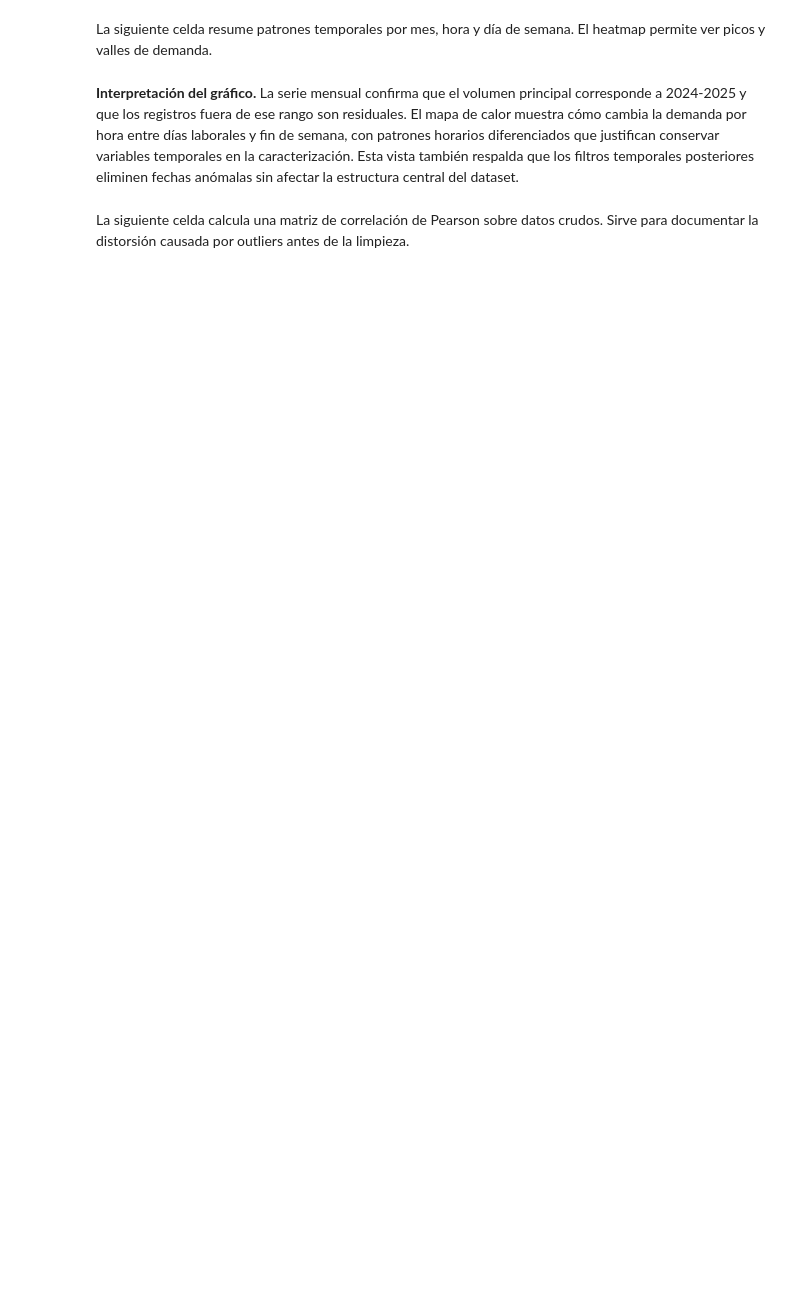
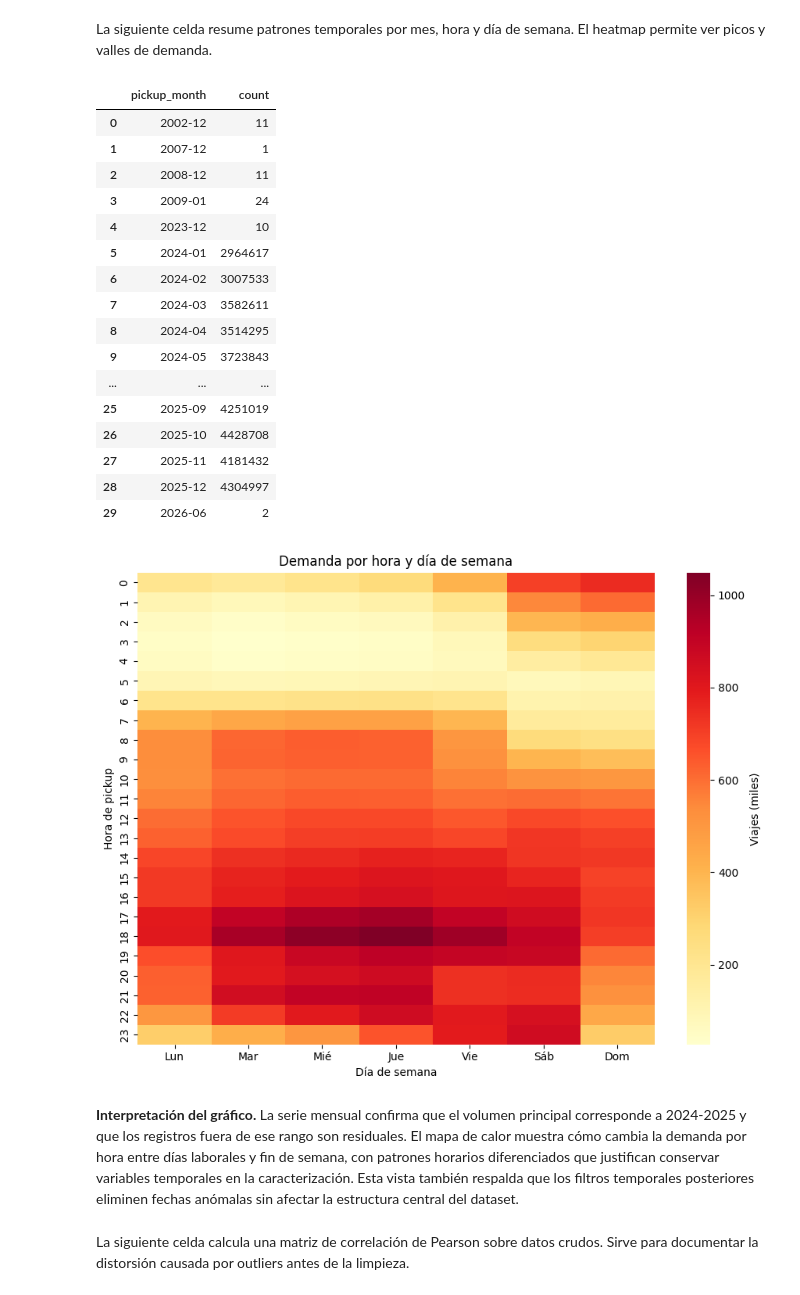
Before and after one commit to jjmonsalveg/big-data-mna, a Jupyter notebook: proyecto/etapa4/Proyecto_Final_12Equipo.ipynb, the cells around one changed output. Saved outputs shown, nothing was run; the diff lists cells and outputs as text; code cells hidden in the pictures; blank space fills up the shorter version.

Commit message:
feat(etapa4): add charts and improve text

```diff
--- a/proyecto/etapa4/Proyecto_Final_12Equipo.ipynb
+++ b/proyecto/etapa4/Proyecto_Final_12Equipo.ipynb
@@ -284,33 +353,52 @@ La siguiente celda resume patrones temporales por mes, hora y día de semana. El
 # %%
 temporal_counts = (
     df_raw.withColumn("pickup_hour", F.hour("tpep_pickup_datetime"))
     .withColumn("dow", F.dayofweek("tpep_pickup_datetime"))
     .withColumn("pickup_month", F.date_format("tpep_pickup_datetime", "yyyy-MM"))
 )
 
 hour_dow_pdf = temporal_counts.groupBy("pickup_hour", "dow").count().toPandas()
 
 month_pdf = (
     temporal_counts.groupBy("pickup_month").count().orderBy("pickup_month").toPandas()
 )
 
 display(month_pdf)
 
 heatmap_data = hour_dow_pdf.pivot(
     index="pickup_hour", columns="dow", values="count"
 ).sort_index()
 heatmap_data = heatmap_data.rename(
     columns={1: "Dom", 2: "Lun", 3: "Mar", 4: "Mié", 5: "Jue", 6: "Vie", 7: "Sáb"}
 )
 heatmap_data = heatmap_data[["Lun", "Mar", "Mié", "Jue", "Vie", "Sáb", "Dom"]]
 
 plt.figure(figsize=(9, 7))
-sns.heatmap(heatmap_data / 1000, cmap="viridis", cbar_kws={"label": "Viajes (miles)"})
+sns.heatmap(heatmap_data / 1000, cmap="YlOrRd", cbar_kws={"label": "Viajes (miles)"})
 plt.title("Demanda por hora y día de semana")
 plt.xlabel("Día de semana")
 plt.ylabel("Hora de pickup")
 plt.tight_layout()
 plt.show()
+# %% [output]
+|  | pickup_month | count |
+| 0 | 2002-12 | 11 |
+| 1 | 2007-12 | 1 |
+| 2 | 2008-12 | 11 |
+| 3 | 2009-01 | 24 |
+| 4 | 2023-12 | 10 |
+| 5 | 2024-01 | 2964617 |
+| 6 | 2024-02 | 3007533 |
+| 7 | 2024-03 | 3582611 |
+| 8 | 2024-04 | 3514295 |
+| 9 | 2024-05 | 3723843 |
+| ... | ... | ... |
+| 25 | 2025-09 | 4251019 |
+| 26 | 2025-10 | 4428708 |
+| 27 | 2025-11 | 4181432 |
+| 28 | 2025-12 | 4304997 |
+| 29 | 2026-06 | 2 |
+[figure, added]
 # %% [markdown]
 **Interpretación del gráfico.** La serie mensual confirma que el volumen principal corresponde a 2024-2025 y que los registros fuera de ese rango son residuales. El mapa de calor muestra cómo cambia la demanda por hora entre días laborales y fin de semana, con patrones horarios diferenciados que justifican conservar variables temporales en la caracterización. Esta vista también respalda que los filtros temporales posteriores eliminen fechas anómalas sin afectar la estructura central del dataset.
 # %% [markdown]
```
Also changed, not shown: parts of 73 cells of this notebook.
